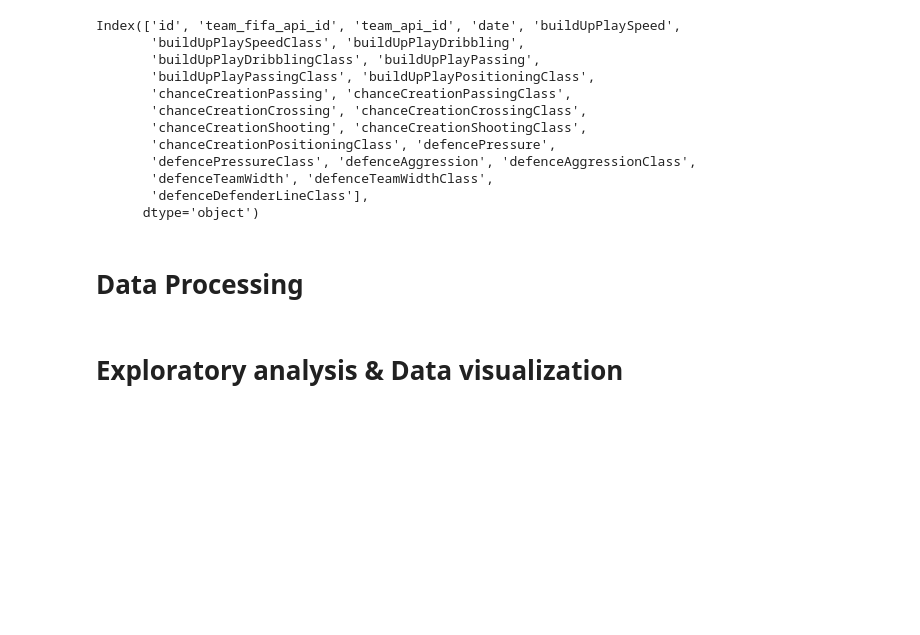
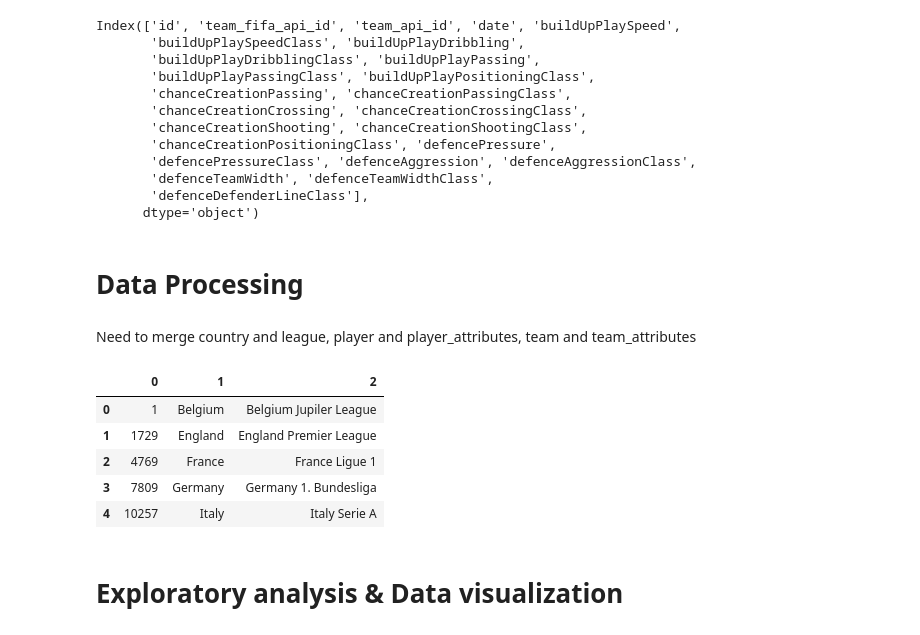
Before and after one commit to Hyej-Kim/cmsc320Final, a Jupyter notebook: cmsc320Final.ipynb, the cells around one changed output. Cells and saved outputs as stored; diff of their text form; code cells hidden in the pictures; blank space fills up the shorter version.

Commit message:
merge country and league

```diff
--- a/cmsc320Final.ipynb
+++ b/cmsc320Final.ipynb
@@ -127,6 +161,23 @@ Index(['id', 'team_fifa_api_id', 'team_api_id', 'date', 'buildUpPlaySpeed',
       dtype='object')
 # %% [markdown]
 # Data Processing
+# %% [markdown]
+Need to merge country and league, player and player_attributes, team and team_attributes
+# %%
+cursor = conn.cursor()
+# %%
+result = cursor.execute("""SELECT Country.id, Country.name AS CountryName, League.name AS LeagueName FROM Country INNER JOIN
+League ON Country.ID = League.ID""")
+# %%
+df = pd.DataFrame(result.fetchall())
+df.head()
+# %% [output]
+|  | 0 | 1 | 2 |
+| 0 | 1 | Belgium | Belgium Jupiler League |
+| 1 | 1729 | England | England Premier League |
+| 2 | 4769 | France | France Ligue 1 |
+| 3 | 7809 | Germany | Germany 1. Bundesliga |
+| 4 | 10257 | Italy | Italy Serie A |
 # %% [markdown]
 # Exploratory analysis & Data visualization
 # %% [markdown]
```
Also changed, not shown: parts of 8 cells of this notebook.
